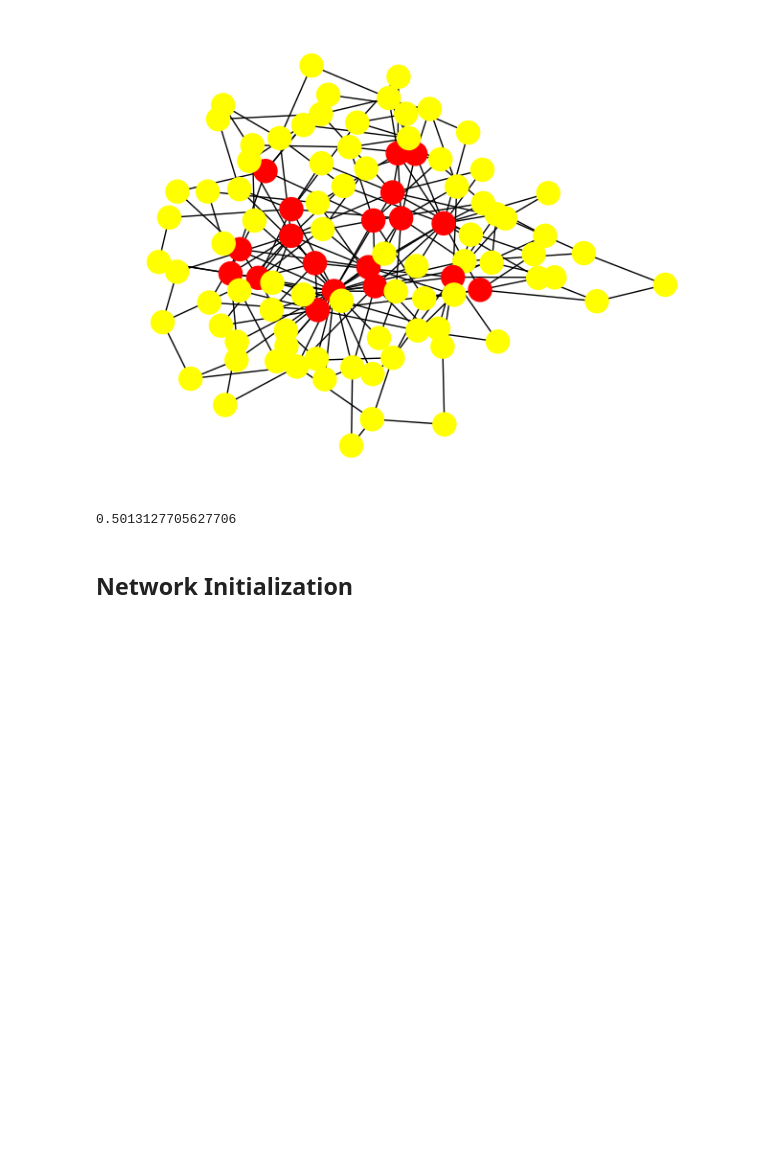
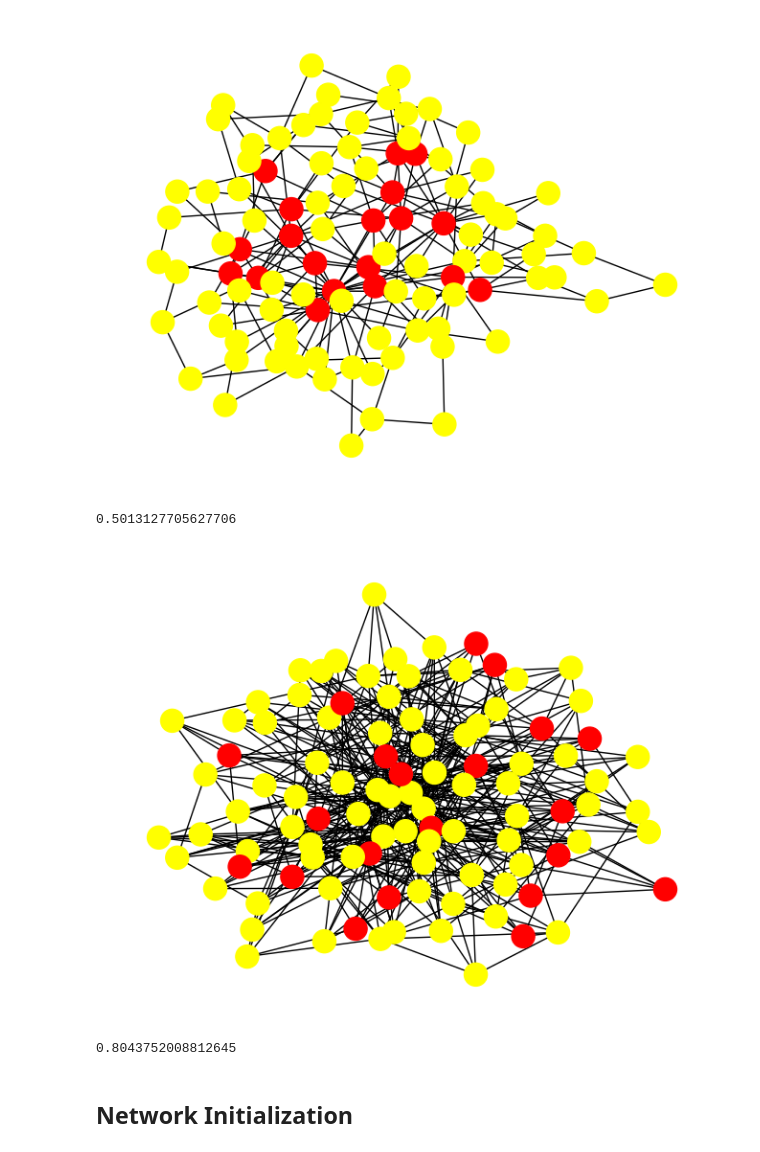
Before and after one commit to gabemgem/Opinion-Misperception, a Jupyter notebook: opinion_misperception.ipynb, the cells around one changed output. Saved outputs shown, nothing was run; the diff lists cells and outputs as text; code cells hidden in the pictures; blank space fills up the shorter version.

Commit message:
Working model 2

```diff
--- a/opinion_misperception.ipynb
+++ b/opinion_misperception.ipynb
@@ -41,6 +41,8 @@ class MisperceptionGame():
   def __init__(self, n, m, alpha=None, beta=None, gamma=None,
                type_distribution=None, signal_truthiness=None,
                message_strategy=None, random_seed=None):
+    if random_seed is not None:
+      random.seed(random_seed)
     self.n = n
     self.m = m
     self.alpha = alpha
@@ -59,7 +61,7 @@ class MisperceptionGame():
     pass
 
   def play(self):
-    pass
+    self.messages = send_messages(self.G, self.message_strategy)
 
   def visualize(self):
     pos = nx.spring_layout(self.G)
@@ -91,8 +93,16 @@ class MisperceptionModel1(MisperceptionGame):
       else:
         self.G.nodes[node]['type'] = 'common'
 
-  def play(self) -> None:
-    self.messages = send_messages(self.G, self.message_strategy)
+class MisperceptionModel2(MisperceptionGame):
+  def __init__(self, n, m, type_distribution, random_seed=None):
+    super().__init__(n, m, type_distribution=type_distribution, message_strategy=0, random_seed=random_seed)
+
+  def reset(self) -> None:
+    self.G = nx.barabasi_albert_graph(self.n, self.m, seed=self.random_seed)
+    for node in self.G.nodes():
+      self.G.nodes[node]['signal'] = 1
+
+    self.G = assign_agent_types(self.G, self.type_distribution)
 # %%
 game = MisperceptionModel1(n=100, m=2, type_distribution=[0.80,0.80], random_seed=123)
 game.play()
@@ -101,6 +111,14 @@ print(game.get_stats()[1])
 # %% [output]
 [figure]
 0.5013127705627706
+# %%
+game = MisperceptionModel2(n=100, m=5, type_distribution=[0.7,0.70], random_seed=123)
+game.play()
+game.visualize()
+print(game.get_stats()[1])
+# %% [output]
+[figure, added]
+0.8043752008812645
 # %% [markdown]
 ## Network Initialization
 # %%
```
Also changed, not shown: parts of 1 cell of this notebook.
